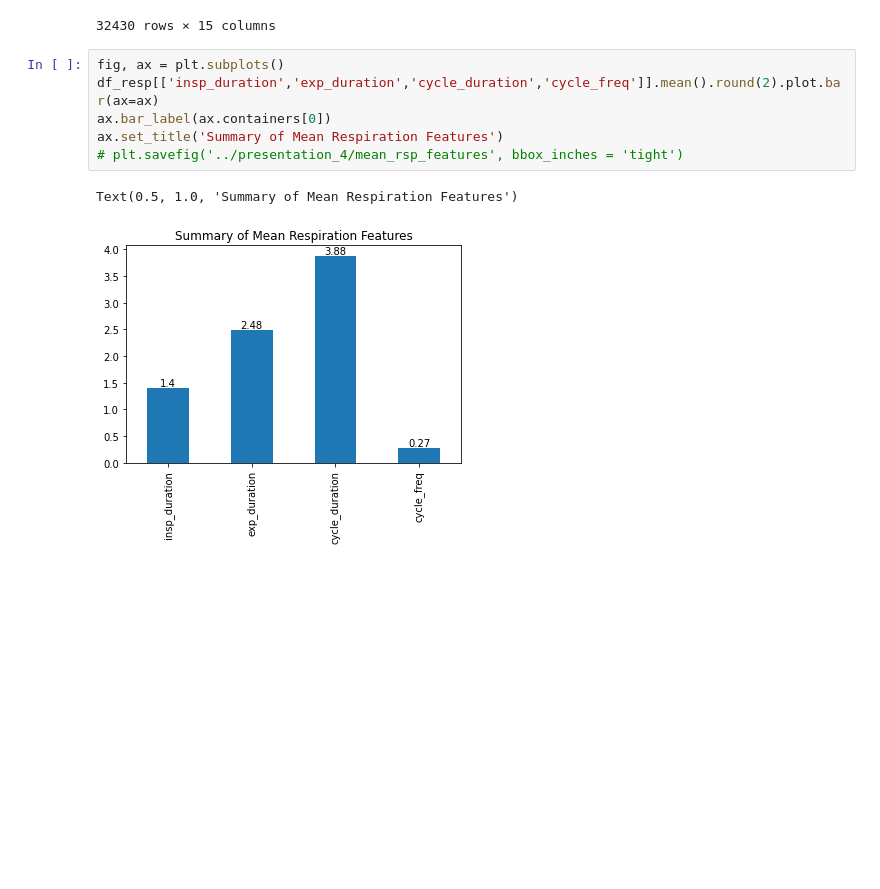
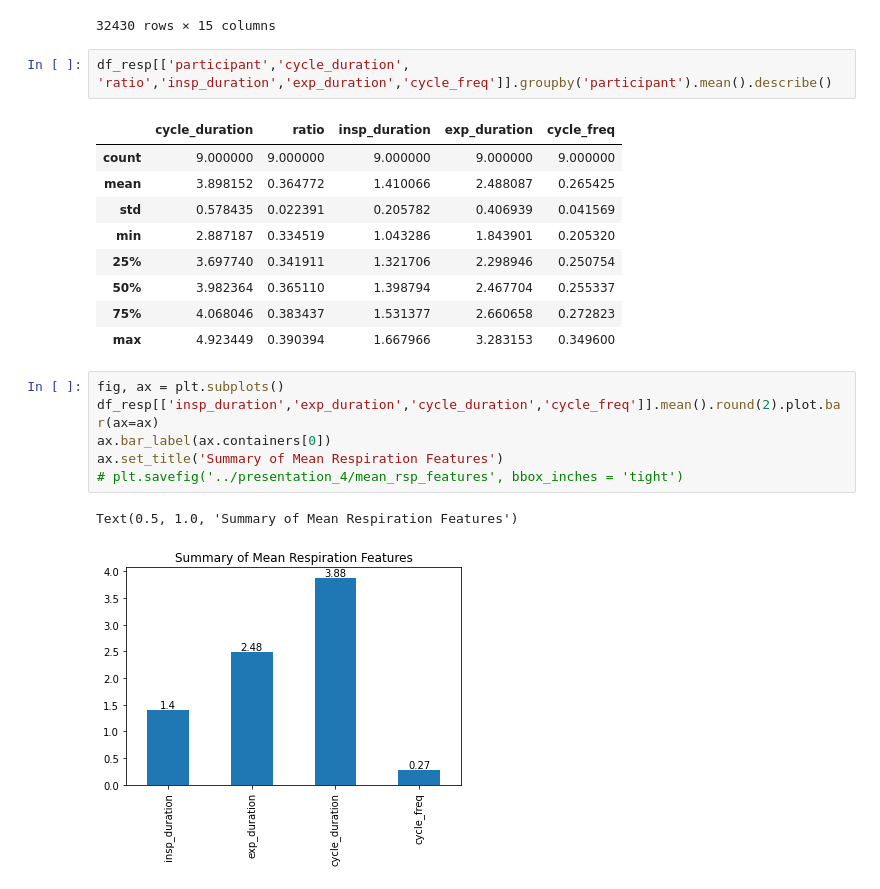
Before and after one commit to ValentinGhibaudo/Sleep_EEG_Respi, a Jupyter notebook: group_characteristics.ipynb, the cells around one changed output. Drawn from its saved outputs; the diff is of its cells as text; blank space fills up the shorter version.

Commit message:
maj group characs

```diff
--- a/group_characteristics.ipynb
+++ b/group_characteristics.ipynb
@@ -88,6 +104,18 @@ df_resp
 | 3305 | P10 | 3305 | 3353678 | 3353963 | 13100.304688 | 13101.417969 | 3.203125 | 1.113281 | ... |
 | 3306 | P10 | 3306 | 3354498 | 3354803 | 13103.507812 | 13104.699219 | 3.144531 | 1.191406 | ... |
 32430 rows × 15 columns
+# %%
+df_resp[['participant','cycle_duration', 'ratio','insp_duration','exp_duration','cycle_freq']].groupby('participant').mean().describe()
+# %% [output]
+|  | cycle_duration | ratio | insp_duration | exp_duration | cycle_freq |
+| count | 9.000000 | 9.000000 | 9.000000 | 9.000000 | 9.000000 |
+| mean | 3.898152 | 0.364772 | 1.410066 | 2.488087 | 0.265425 |
+| std | 0.578435 | 0.022391 | 0.205782 | 0.406939 | 0.041569 |
+| min | 2.887187 | 0.334519 | 1.043286 | 1.843901 | 0.205320 |
+| 25% | 3.697740 | 0.341911 | 1.321706 | 2.298946 | 0.250754 |
+| 50% | 3.982364 | 0.365110 | 1.398794 | 2.467704 | 0.255337 |
+| 75% | 4.068046 | 0.383437 | 1.531377 | 2.660658 | 0.272823 |
+| max | 4.923449 | 0.390394 | 1.667966 | 3.283153 | 0.349600 |
 # %%
 fig, ax = plt.subplots()
 df_resp[['insp_duration','exp_duration','cycle_duration','cycle_freq']].mean().round(2).plot.bar(ax=ax)
```
Also changed, not shown: parts of 13 cells of this notebook.
